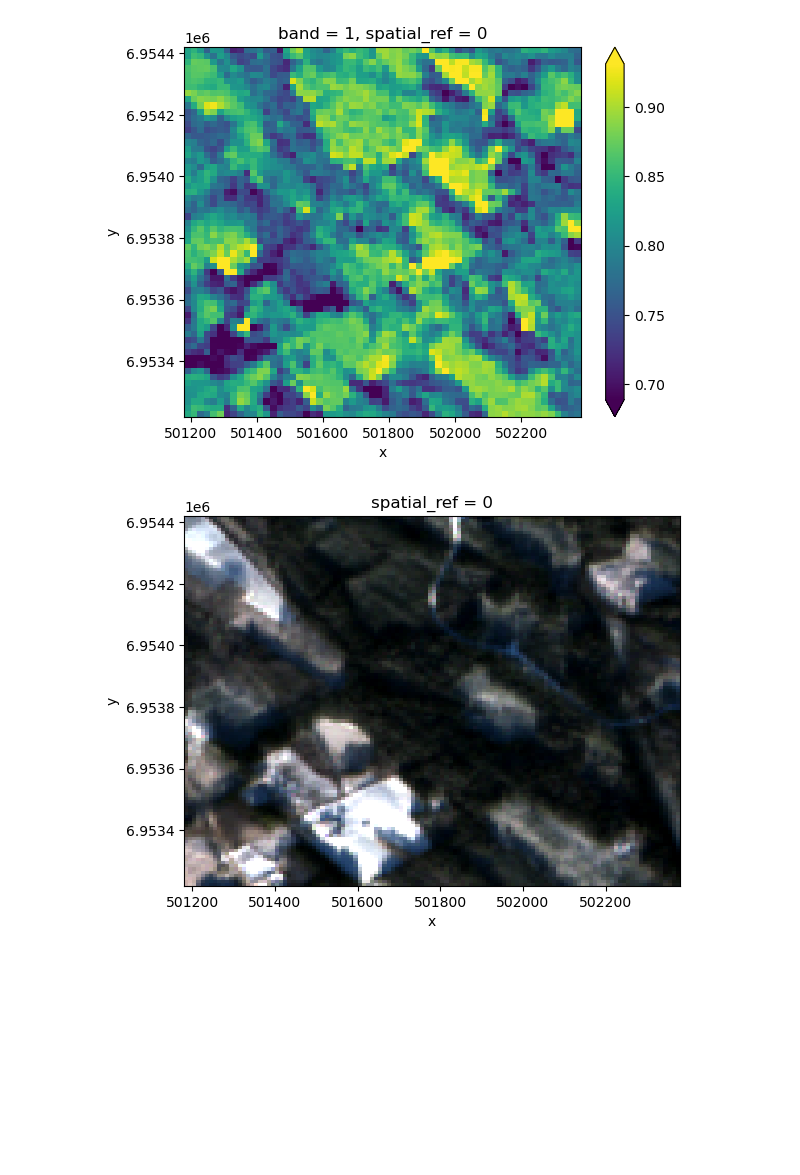
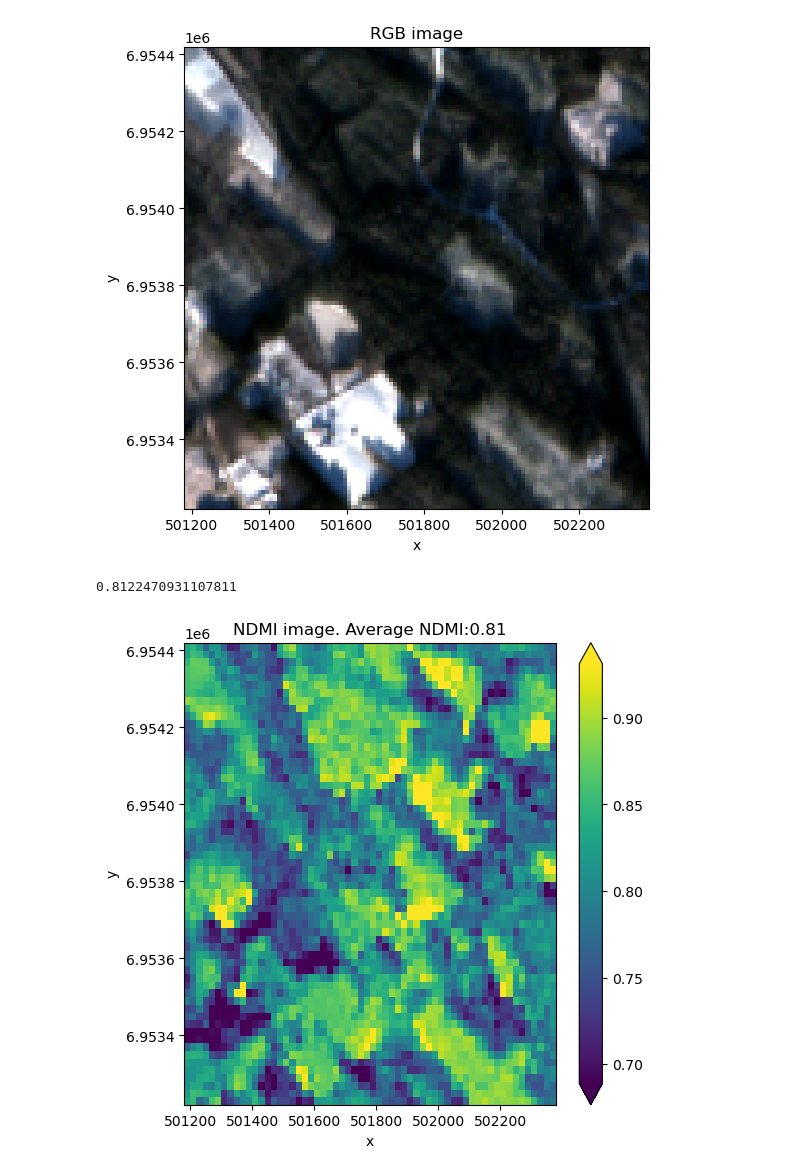
Before and after one commit to t8140140/urban-computing-assignment-2-bigearthnet, a Jupyter notebook: network.ipynb, the cells around one changed output. Cells and saved outputs as stored; diff of their text form; code cells hidden in the pictures; blank space fills up the shorter version.

```diff
--- a/network.ipynb
+++ b/network.ipynb
@@ -5,33 +5,43 @@ import xarray as rx
 import rioxarray as rix
 # %%
 # Read GeoTIFF file
+def norm_diff(x,y):
+    return (x-y)/(x+y)
 
 child = "S2A_MSIL2A_20171101T094131_1_38"
 
 def plot_folder(folder,rgb=True):
     parent = "data/"
     if rgb:
+        plt.figure(figsize=(6, 6))
         blue = rix.open_rasterio(parent+f"{folder}/{folder}_B02.tif")
         green = rix.open_rasterio(parent+f"{folder}/{folder}_B03.tif")
         red = rix.open_rasterio(parent+f"{folder}/{folder}_B04.tif")
 
         rgb_img = rx.concat([red, green, blue], dim='band')
         # rgb_img = (red+green+blue).squeeze()
         rgb_img.plot.imshow(robust=True)
+        plt.title("RGB image")
         plt.show()
+
     elif not rgb:
+        plt.figure(figsize=(6, 6))
         nir = rix.open_rasterio(parent+f"{folder}/{folder}_B8A.tif")
         swir = rix.open_rasterio(parent+f"{folder}/{folder}_B11.tif")
-        ndmi_img = ((nir-swir)/(nir+swir)).squeeze()
-        # plt.imshow(ndmi_img)
+        avg_ndmi = np.mean(norm_diff(nir.values,swir.values).squeeze())
+        ndmi_img = norm_diff(nir,swir).squeeze()
+        print(avg_ndmi)
+        # plt.imshow(ndmi)
         # plt.colorbar(label='Pixel Values')
         # plt.title('GeoTIFF Image')
         # plt.show()
         ndmi_img.plot.imshow(robust=True)
+        plt.title(f"NDMI image. Average NDMI:{avg_ndmi:.2f}")
         plt.show()
 
+plot_folder(child,rgb=True)
 plot_folder(child,rgb=False)
-plot_folder(child,rgb=True)
 # %% [output]
-[figure, old version]
+[figure, new version]
+0.8122470931107811
-[figure, old version]
+[figure, new version]
```
